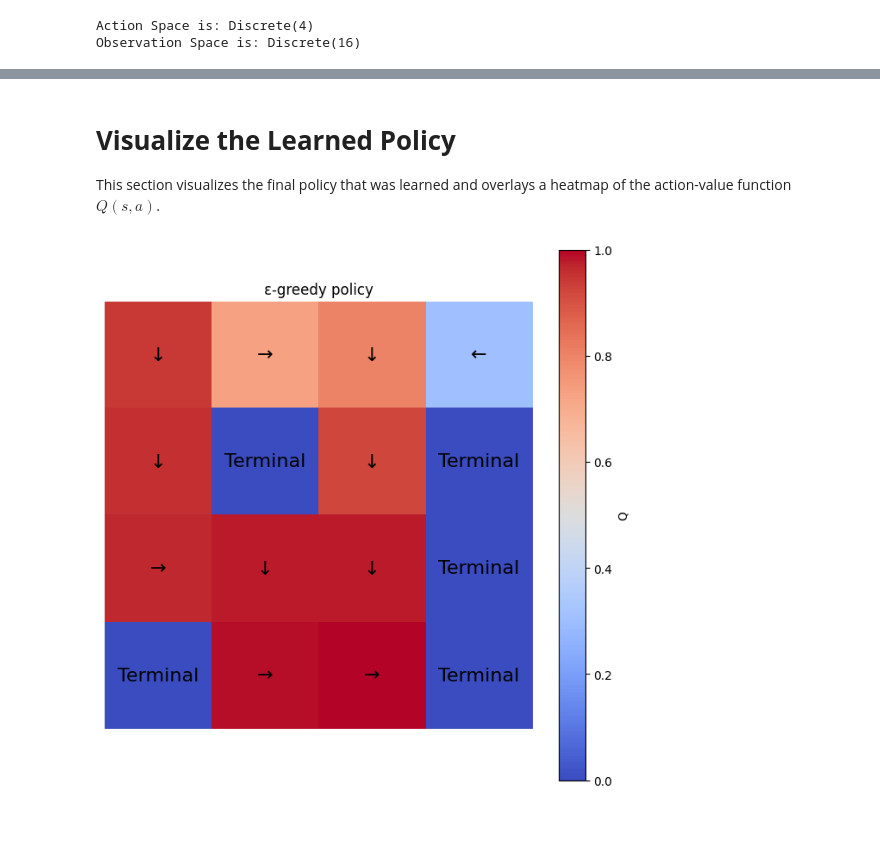
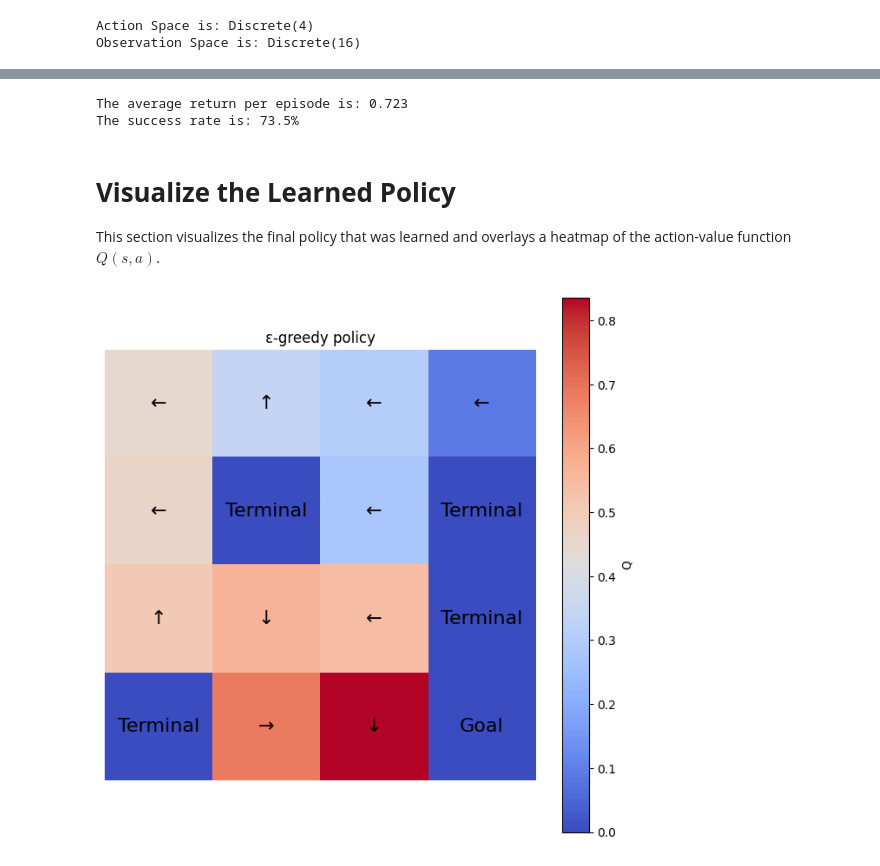
Before and after one commit to MattTidd/rl_experimentation, a Jupyter notebook: gymnasium_environments/frozen_lake/mc/mc_frozen_lake.ipynb, the cells around one changed output, grey strips where cells are left out. Drawn from its saved outputs; the diff is of its cells as text; code cells hidden in the pictures; blank space fills up the shorter version.

Commit message:
added function descriptions for the evaluation functions. added a section to benchmark. got some pretty good results with is_slippery = True

```diff
--- a/gymnasium_environments/frozen_lake/mc/mc_frozen_lake.ipynb
+++ b/gymnasium_environments/frozen_lake/mc/mc_frozen_lake.ipynb
@@ -195,6 +195,15 @@ class GLIE_MC_Agent:
         ####################### EVALUATION #######################
         # average return per episode:
         def average_return(self, agent, num_episodes):
+                """
+                this function computes the average return per episode for a given amount of episodes
+
+                agent: the agent that has been trained
+                num_episode: number of episodes to play out
+
+                returns the average return per episode
+
+                """
                 # initialize the total return received over the evaluation:
                 total_return = 0
 
@@ -215,8 +224,17 @@ class GLIE_MC_Agent:
 
                 return total_return / num_episodes      # average return accross all episodes
 
-        # success rate per episode:
+        # success rate:
         def success_rate(self, agent, num_episodes):
+                """
+                this function computes the success rate for a given amount of episodes
+
+                agent: the agent that has been trained
+                num_episode: number of episodes to play out
+
+                returns the success rate for that stretch of episodes
+
+                """
                 # initialize number of successes:
                 success = 0
 
@@ -235,18 +253,18 @@ class GLIE_MC_Agent:
                         if r == self.goal_value:
                                 success += 1    # increment the success counter
 
-                        return success / num_episodes   # return success rate
+                return (success / num_episodes) * 100   # return success rate
 # %% [markdown]
 # **Using the Environment**
 
 This section utilizes the above object-oriented implementation of RL to create an environment and train an agent.
 # %%
 # create training environment:
-env = gym.make("FrozenLake-v1", is_slippery = False)
+env = gym.make("FrozenLake-v1", is_slippery = True)
 
-# instantiate the agent
+# instantiate the agent:
 agent = GLIE_MC_Agent(env = env, gamma = 0.99, es = False, cr = False)
-num_episodes = 250000
+num_episodes = 1000000
 
 # learn value functions using MC:
 q = agent.GPI(num_episodes = num_episodes).round(3)
@@ -256,43 +278,60 @@ Observation Space is: Discrete(16)
+# %%
+# set num_episodes to desired testing length:
+num_episodes = 1000
+
+# evaluate:
+avg_return = agent.average_return(agent, num_episodes)
+success_rate = agent.success_rate(agent, num_episodes)
+
+# display to the user:
+print(f"The average return per episode is: {avg_return}")
+print(f"The success rate is: {success_rate}%")
+# %% [output]
+The average return per episode is: 0.723
+The success rate is: 73.5%
 # %% [markdown]
 # **Visualize the Learned Policy**
 
 This section visualizes the final policy that was learned and overlays a heatmap of the action-value function $Q(s,a)$.
 # %%
 # define mapping of actions to directions:
-action_map = {0: '←', 1: '↓', 2: '→', 3: '↑', None: 'Terminal'}
+action_map = {0: '←', 1: '↓', 2: '→', 3: '↑', 4: 'Terminal', 5 : 'Goal'}
 size = int(np.sqrt(agent.env.observation_space.n))
 grid = np.zeros(agent.env.observation_space.n, dtype = object)
 
 # for every state:
 for s in range(agent.env.observation_space.n):
     if s in agent.terminal_states:
-        action = None
+        if s == 15:
+            action = 5
+        else:
+            action = 4
     else:
         action = np.argmax(q[s, :])
 
     grid[s] = action_map[action]
 
-# reshape to look like map
+# reshape to look like map:
 grid = grid.reshape(size, size)
 
 # plot stuff:
 fig, ax = plt.subplots(figsize = (2*size, 2*size))
 
 # heatmap stuff:
 heatmap_value = np.max(q, axis = 1).reshape((4,4))
 heatmap = ax.imshow(heatmap_value, cmap = 'coolwarm', interpolation = 'nearest')
 
 # overlay text:
 for i in range(size):
     for j in range(size):
         text = grid[i, j]
         ax.text(j, i, text, ha = 'center', va = 'center', color = 'black', fontsize = 16)
 
 # formatting:
 fig.colorbar(heatmap, ax = ax, label = 'Q')
 ax.set_title('ε-greedy policy')
 ax.axis('off')
 
 plt.show()
 # %% [output]
-[figure, old version]
+[figure, new version]
```
Also changed, not shown: parts of 1 cell of this notebook.
